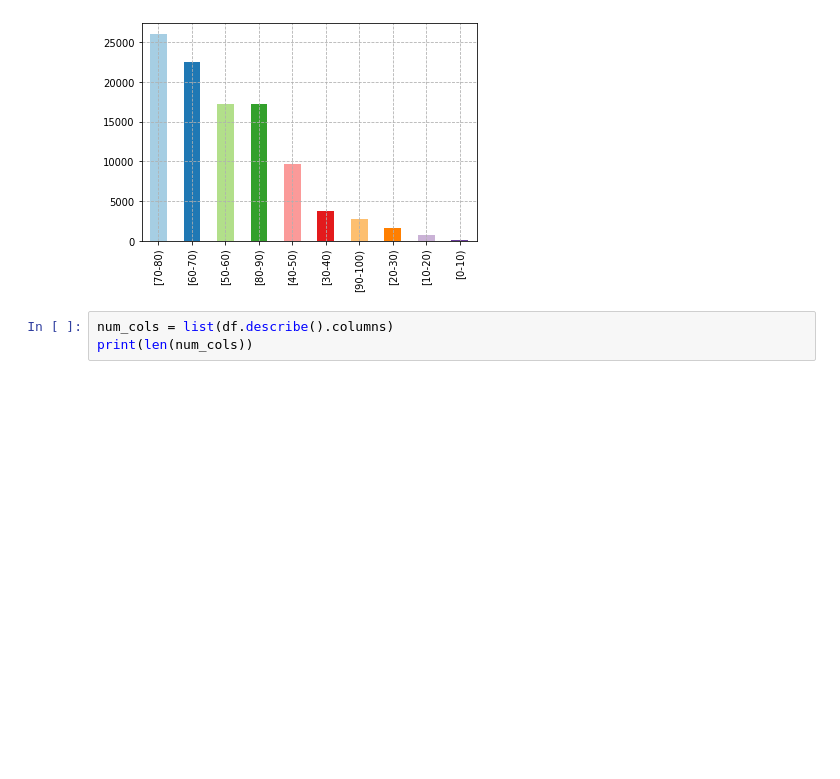
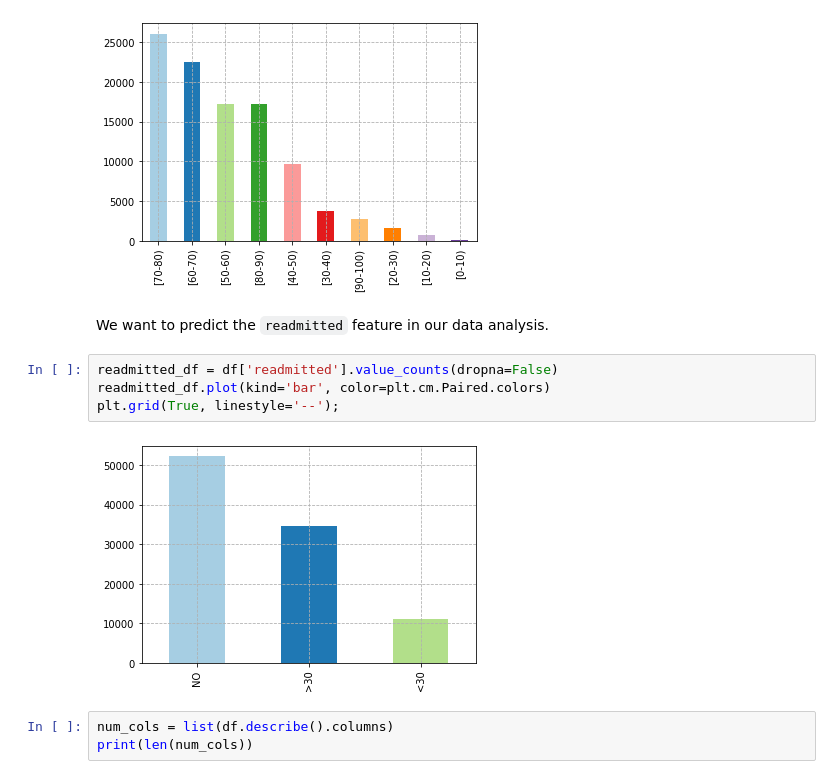
Before and after one commit to capac/kaggle-notebooks, a Jupyter notebook: diabetes-in-130-US-hospitals/1-data-preparation.ipynb, the cells around one changed output. Drawn from its saved outputs; the diff is of its cells as text; blank space fills up the shorter version.

Commit message:
Added readmitted plot

```diff
--- a/diabetes-in-130-US-hospitals/1-data-preparation.ipynb
+++ b/diabetes-in-130-US-hospitals/1-data-preparation.ipynb
@@ -158,6 +158,14 @@ age_df.plot(kind='bar', color=plt.cm.Paired.colors)
 plt.grid(True, linestyle='--');
 # %% [output]
 [figure]
+# %% [markdown]
+We want to predict the `readmitted` feature in our data analysis.
+# %%
+readmitted_df = df['readmitted'].value_counts(dropna=False)
+readmitted_df.plot(kind='bar', color=plt.cm.Paired.colors)
+plt.grid(True, linestyle='--');
+# %% [output]
+[figure, added]
 # %%
 num_cols = list(df.describe().columns)
 print(len(num_cols))
```
